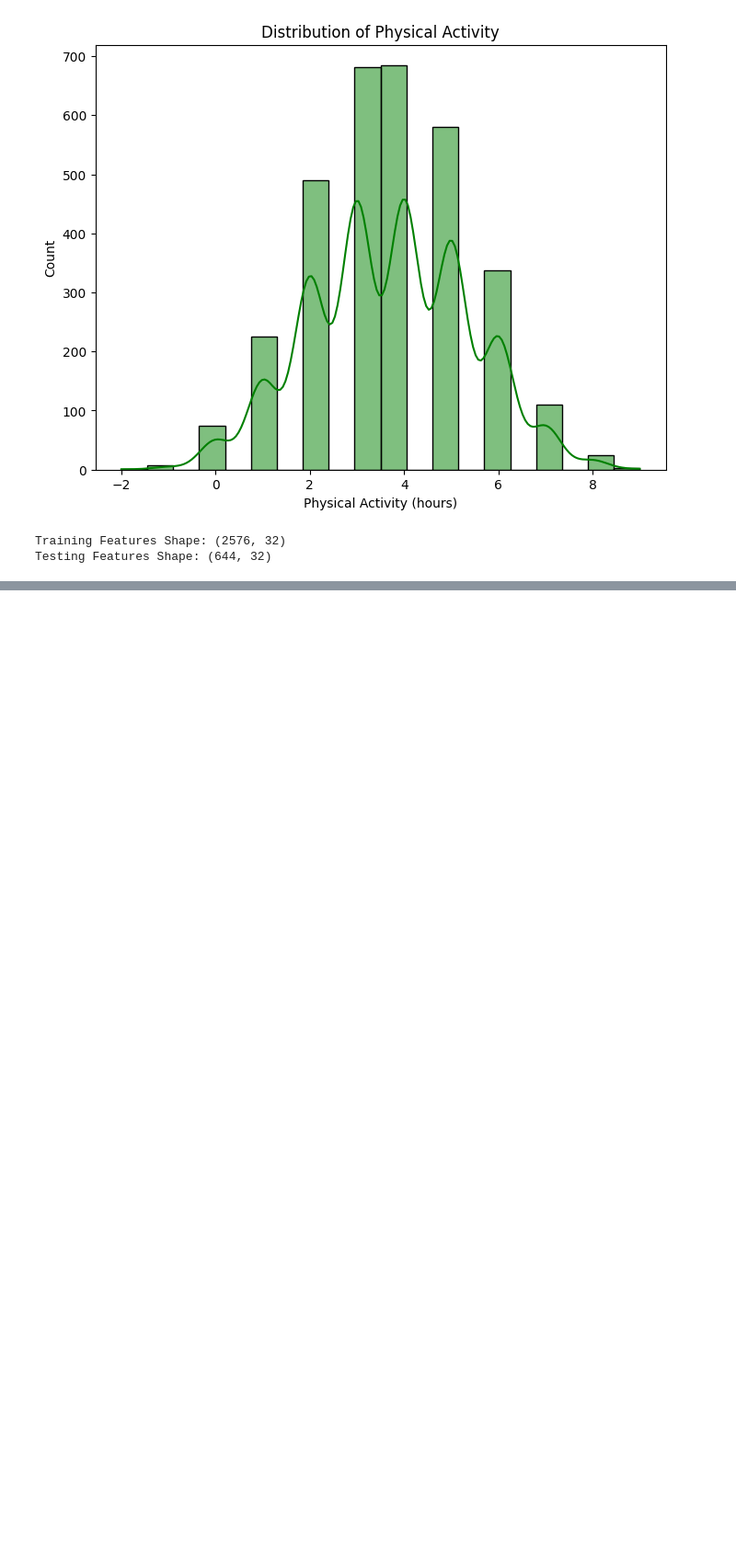
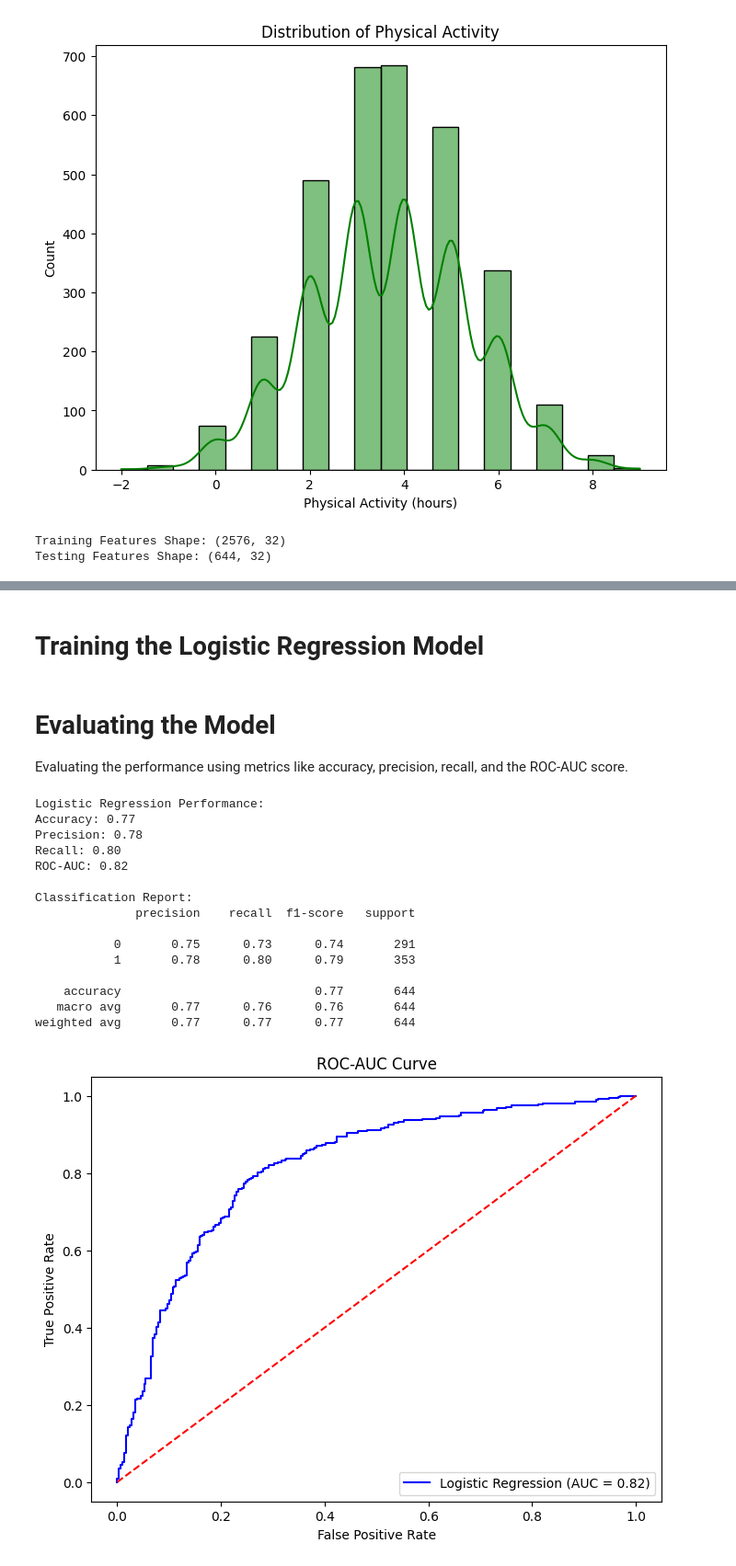
Before and after one commit to MphoPetunia/SpecsSurveyData, a Jupyter notebook: companyproject.ipynb, the cells around one changed output, grey strips where cells are left out. Shown at 92% size. Drawn from its saved outputs; the diff is of its cells as text; code cells hidden in the pictures; blank space fills up the shorter version.

Commit message:
Creating Model Report

```diff
--- a/companyproject.ipynb
+++ b/companyproject.ipynb
@@ -249,0 +272,71 @@ Testing Features Shape: (644, 32)
+# %% [markdown]
+# Training the Logistic Regression Model
+# %%
+from sklearn.linear_model import LogisticRegression
+from sklearn.preprocessing import StandardScaler
+
+# Standardize numerical features
+scaler = StandardScaler()
+X_train_scaled = scaler.fit_transform(X_train)
+X_test_scaled = scaler.transform(X_test)
+
+# Initialize Logistic Regression
+log_reg = LogisticRegression(random_state=42)
+
+# Train the model
+log_reg.fit(X_train_scaled, y_train)
+
+# Predict on the test set
+y_pred = log_reg.predict(X_test_scaled)
+y_pred_proba = log_reg.predict_proba(X_test_scaled)[:, 1]
+# %% [markdown]
+# Evaluating the Model
+
+Evaluating the performance using metrics like accuracy, precision, recall, and the ROC-AUC score.
+# %%
+from sklearn.metrics import accuracy_score, precision_score, recall_score, roc_auc_score, classification_report, roc_curve
+import matplotlib.pyplot as plt
+
+# Evaluation metrics
+accuracy = accuracy_score(y_test, y_pred)
+precision = precision_score(y_test, y_pred)
+recall = recall_score(y_test, y_pred)
+roc_auc = roc_auc_score(y_test, y_pred_proba)
+
+print("Logistic Regression Performance:")
+print(f"Accuracy: {accuracy:.2f}")
+print(f"Precision: {precision:.2f}")
+print(f"Recall: {recall:.2f}")
+print(f"ROC-AUC: {roc_auc:.2f}")
+
+# Classification report
+print("\nClassification Report:")
+print(classification_report(y_test, y_pred))
+
+# Plot ROC-AUC
+fpr, tpr, _ = roc_curve(y_test, y_pred_proba)
+plt.figure(figsize=(8, 6))
+plt.plot(fpr, tpr, color="blue", label=f"Logistic Regression (AUC = {roc_auc:.2f})")
+plt.plot([0, 1], [0, 1], color="red", linestyle="--")
+plt.title("ROC-AUC Curve")
+plt.xlabel("False Positive Rate")
+plt.ylabel("True Positive Rate")
+plt.legend(loc="lower right")
+plt.show()
+# %% [output]
+Logistic Regression Performance:
+Accuracy: 0.77
+Precision: 0.78
+Recall: 0.80
+ROC-AUC: 0.82
+
+Classification Report:
+              precision    recall  f1-score   support
+
+           0       0.75      0.73      0.74       291
+           1       0.78      0.80      0.79       353
+
+    accuracy                           0.77       644
+   macro avg       0.77      0.76      0.76       644
+weighted avg       0.77      0.77      0.77       644
+[figure, added]
```
Also changed, not shown: parts of 5 cells of this notebook.
